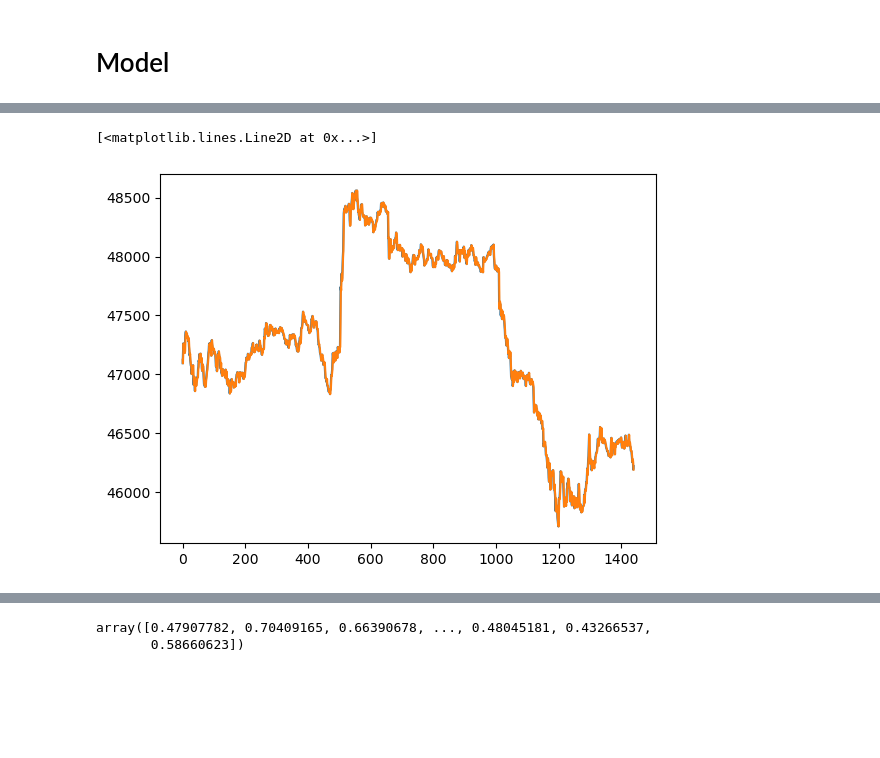
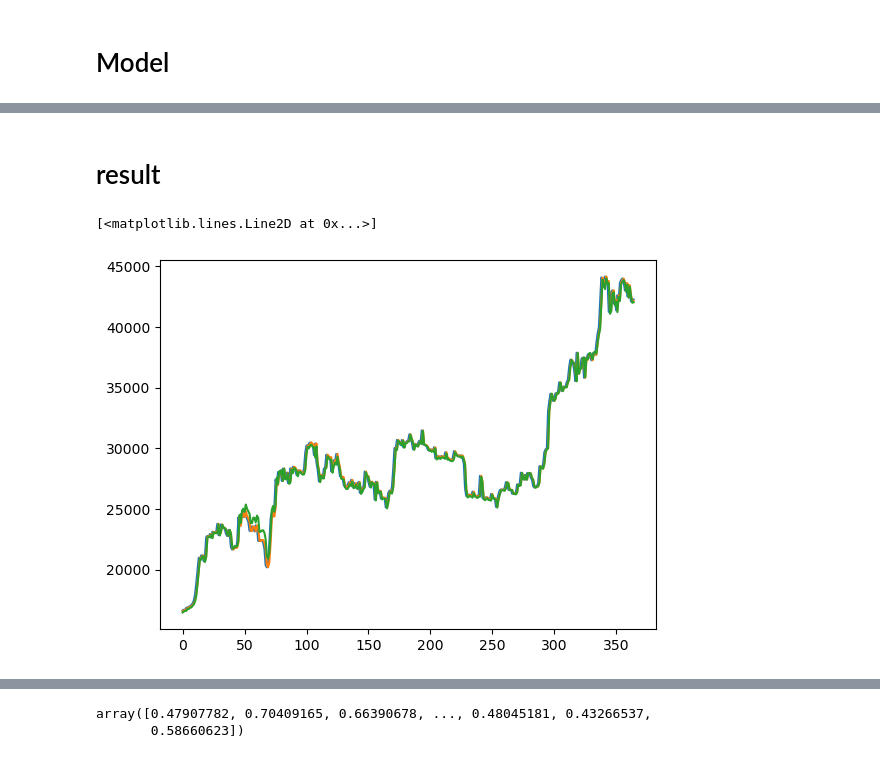
Before and after one commit to Daconic/STAT4012_Group2, a Jupyter notebook: Sunny/lstm.ipynb, the cells around one changed output, grey strips where cells are left out. Cells and saved outputs as stored; diff of their text form; code cells hidden in the pictures; blank space fills up the shorter version.

```diff
--- a/Sunny/lstm.ipynb
+++ b/Sunny/lstm.ipynb
@@ -312,0 +716,44 @@ np.mean((test_close - pred_close)**2)
+# %%
+callbacks = [tf.keras.callbacks.EarlyStopping(
+    monitor='val_rmse', min_delta=0, patience=5, verbose=1,
+    mode='min', baseline=None, restore_best_weights=True)]
+tf.keras.utils.set_random_seed(4013)
+hp_conv_filters = 64
+hp_conv_kernel_size = 31
+
+hp_lstm_depth = 2
+hp_lstm_size = 32
+hp_lstm_dropout = 0.8
+
+hp_dense_depth = 1
+hp_dense_size = 32
+hp_dense_dropout = 0.8
+
+hp_lr = 0.0005
+
+model = Sequential()
+model.add(Conv1D(hp_conv_filters, hp_conv_kernel_size, padding = "same"))
+model.add(AveragePooling1D(pool_size=2))
+
+model.add(Conv1D(hp_conv_filters, 15, padding = "same"))
+model.add(AveragePooling1D(pool_size=2))
+
+model.add(LSTM(hp_lstm_size, return_sequences=True, dropout = hp_lstm_dropout))
+model.add(LSTM(hp_lstm_size, return_sequences=True, dropout = hp_lstm_dropout))
+model.add(LSTM(hp_lstm_size, return_sequences=False, dropout = hp_lstm_dropout))
+
+model.add(Dense(hp_dense_size, activation = "relu"))
+model.add(Dropout(hp_dense_dropout))
+model.add(Dense(hp_dense_size, activation = "relu"))
+model.add(Dropout(hp_dense_dropout))
+model.add(Dense(1))
+
+model.compile(optimizer = Adam(learning_rate = hp_lr), loss='mse', metrics = metrics)
+model.fit(X_train_day_120, y_train_day_120
+          , batch_size=64, epochs=100, shuffle=True, validation_data = (X_test_day_120, y_test_day_120), callbacks = None)
+test_close = df_day[(df_day.index >= "2023-01-01")*(df_day.index < "2024-01-01")].close.copy()
+naive_pred = df_day[(df_day.index >= "2022-12-31")*(df_day.index < "2023-12-31")].close.values
+pred_return = pp_day_120.scaler_y.inverse_transform(model.predict(X_test_day_120))[:,0]
+pred_close = naive_pred*(pred_return+1)
+print(f"naive: {np.mean((test_close - naive_pred)**2)}")
+print(f"model: {np.mean((test_close - pred_close)**2)}")
@@ -313,9 +899,12 @@ np.mean((test_close - pred_close)**2)
+# %% [markdown]
+# result
 # %%
 plt.plot(test_close.values)
+plt.plot(naive_pred)
 plt.plot(pred_close)
 # %% [output]
 [<matplotlib.lines.Line2D at 0x...>]
-[figure, old version]
+[figure, new version]
 # %%
 from matplotlib import pyplot as plt
 plt.plot(y_test[:10])
```
Also changed, not shown: parts of 87 cells of this notebook.
